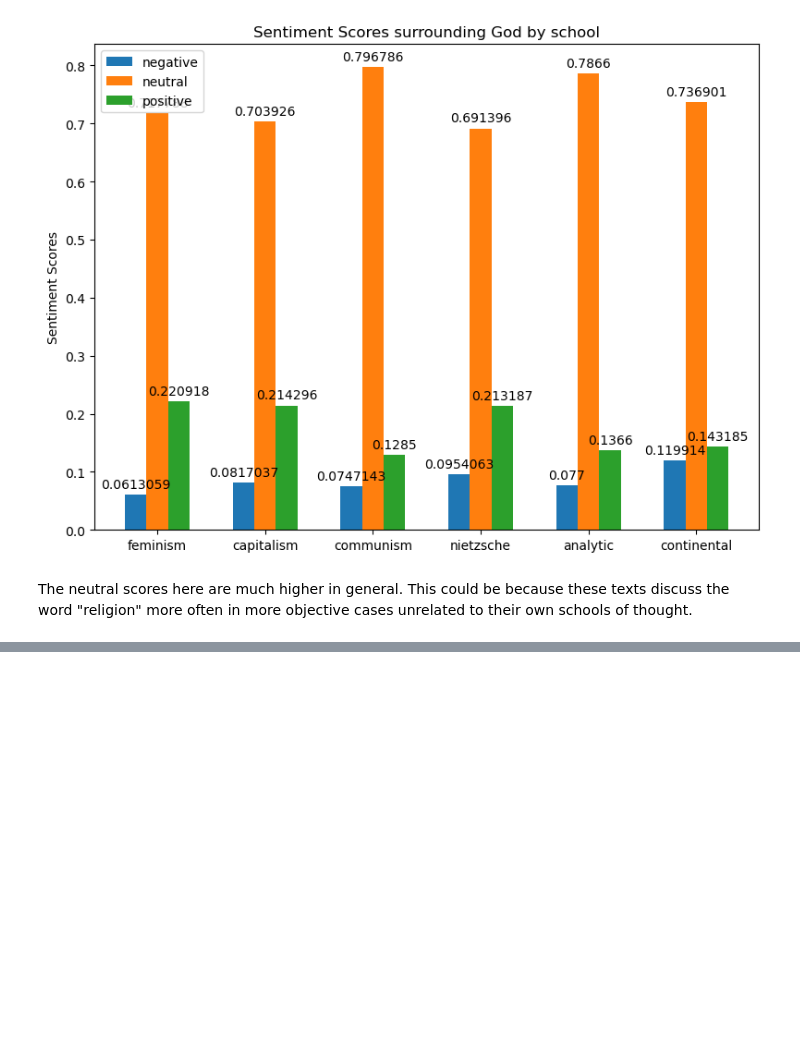
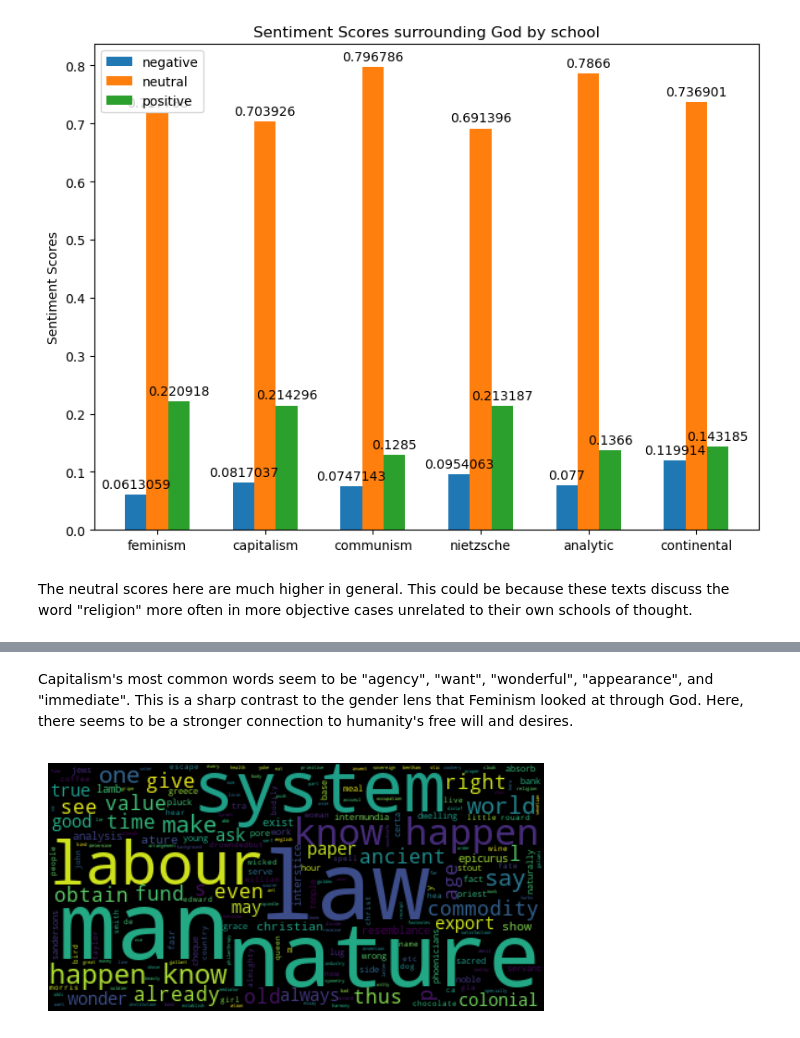
Before and after one commit to TZstatsADS/ads-spring2023-project1-lpa2114, a Jupyter notebook: doc/ADS Philosophy Project.ipynb, the cells around one changed output, grey strips where cells are left out. Drawn from its saved outputs; the diff is of its cells as text; code cells hidden in the pictures; blank space fills up the shorter version.

```diff
--- a/doc/ADS Philosophy Project.ipynb
+++ b/doc/ADS Philosophy Project.ipynb
@@ -204,0 +228,8 @@ We look at the same six schools here. Now we will create word clouds to visualiz
+# %% [markdown]
+Capitalism's most common words seem to be "agency", "want", "wonderful", "appearance", and "immediate". This is a sharp contrast to the gender lens that Feminism looked at through God. Here, there seems to be a stronger connection to humanity's free will and desires.
+# %%
+plt.imshow(word_cloud_synth('communism','God'), interpolation='bilinear')
+plt.axis("off")
+plt.show()
+# %% [output]
+[figure, added]
```
Also changed, not shown: parts of 11 cells of this notebook.
